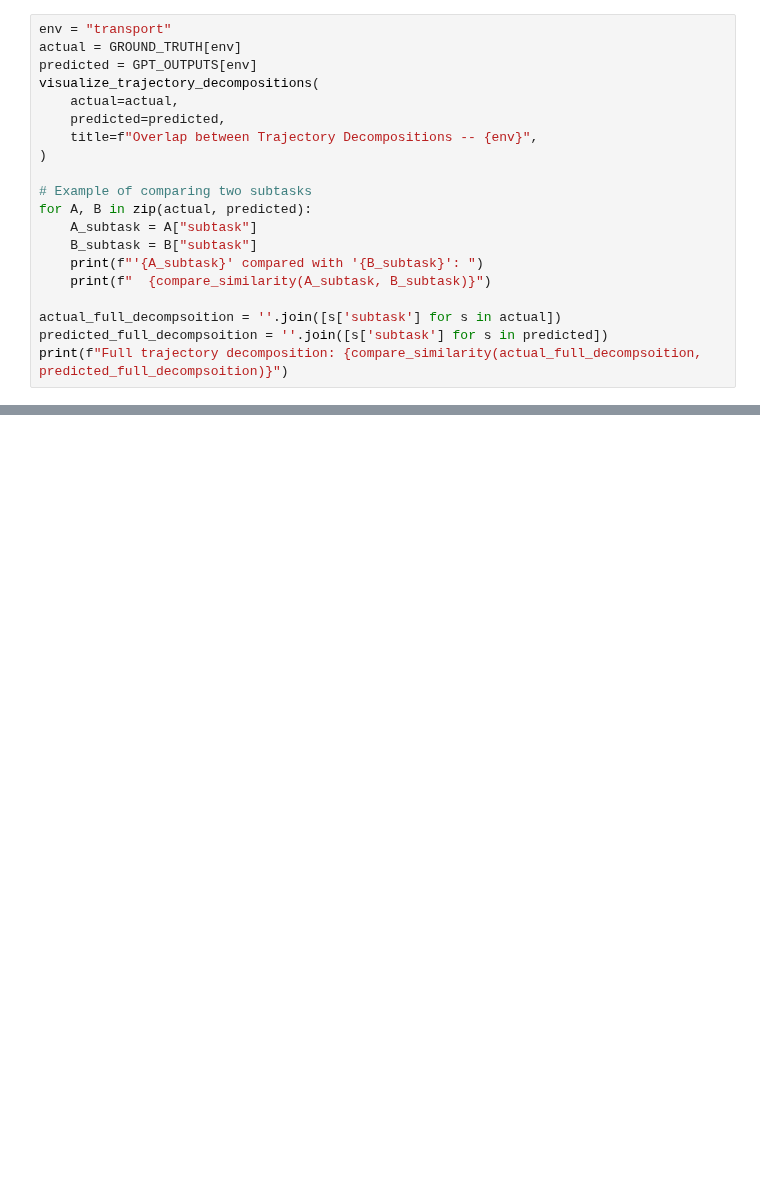
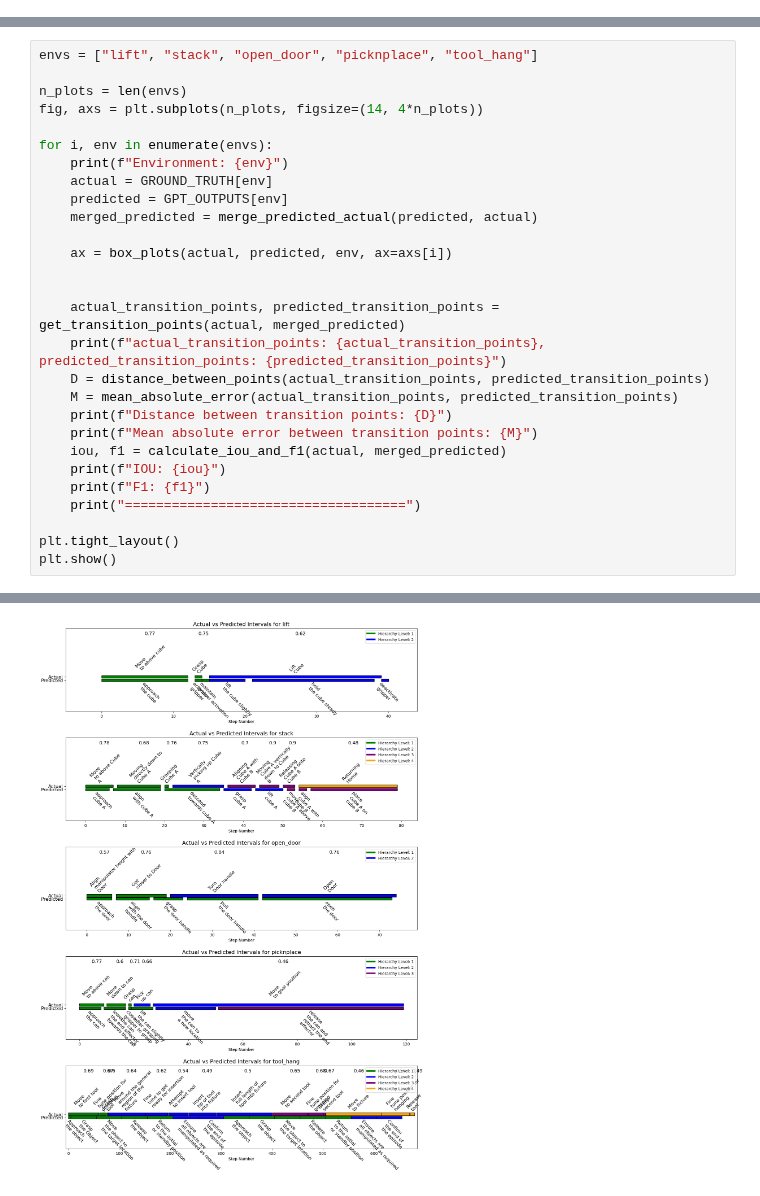
Before and after one commit to jsalfity/task_decomposition, a Jupyter notebook: task_decomposition/analysis/compare_GPT_groundtruth.ipynb, the cells around one changed output, grey strips where cells are left out. Drawn from its saved outputs; the diff is of its cells as text; blank space fills up the shorter version.

```diff
--- a/task_decomposition/analysis/compare_GPT_groundtruth.ipynb
+++ b/task_decomposition/analysis/compare_GPT_groundtruth.ipynb
@@ -209,20 +173,0 @@ Full trajectory decomposition: 0.7713385820388794
-# %%
-env = "transport"
-actual = GROUND_TRUTH[env]
-predicted = GPT_OUTPUTS[env]
-visualize_trajectory_decompositions(
-    actual=actual,
-    predicted=predicted,
-    title=f"Overlap between Trajectory Decompositions -- {env}",
-)
-
-# Example of comparing two subtasks
-for A, B in zip(actual, predicted):
-    A_subtask = A["subtask"]
-    B_subtask = B["subtask"]
-    print(f"'{A_subtask}' compared with '{B_subtask}': ")
-    print(f"  {compare_similarity(A_subtask, B_subtask)}")
-
-actual_full_decompsoition = ''.join([s['subtask'] for s in actual])
-predicted_full_decompsoition = ''.join([s['subtask'] for s in predicted])
-print(f"Full trajectory decomposition: {compare_similarity(actual_full_decompsoition, predicted_full_decompsoition)}")
@@ -230,0 +266,29 @@ KeyError: 'transport'
+# %%
+envs = ["lift", "stack", "open_door", "picknplace", "tool_hang"]
+
+n_plots = len(envs)
+fig, axs = plt.subplots(n_plots, figsize=(14, 4*n_plots))
+
+for i, env in enumerate(envs):
+    print(f"Environment: {env}")
+    actual = GROUND_TRUTH[env]
+    predicted = GPT_OUTPUTS[env]
+    merged_predicted = merge_predicted_actual(predicted, actual)
+
+    ax = box_plots(actual, predicted, env, ax=axs[i])
+
+
+    actual_transition_points, predicted_transition_points = get_transition_points(actual, merged_predicted)
+    print(f"actual_transition_points: {actual_transition_points}, predicted_transition_points: {predicted_transition_points}")
+    D = distance_between_points(actual_transition_points, predicted_transition_points)
+    M = mean_absolute_error(actual_transition_points, predicted_transition_points)
+    print(f"Distance between transition points: {D}")
+    print(f"Mean absolute error between transition points: {M}")
+    iou, f1 = calculate_iou_and_f1(actual, merged_predicted)
+    print(f"IOU: {iou}")
+    print(f"F1: {f1}")
+    print("====================================")
+
+plt.tight_layout()
+plt.show()
+# %% [output]
@@ -230,0 +312 @@ KeyError: 'transport'
+[figure, added]
```
Also changed, not shown: parts of 7 cells of this notebook, 25 other files.
